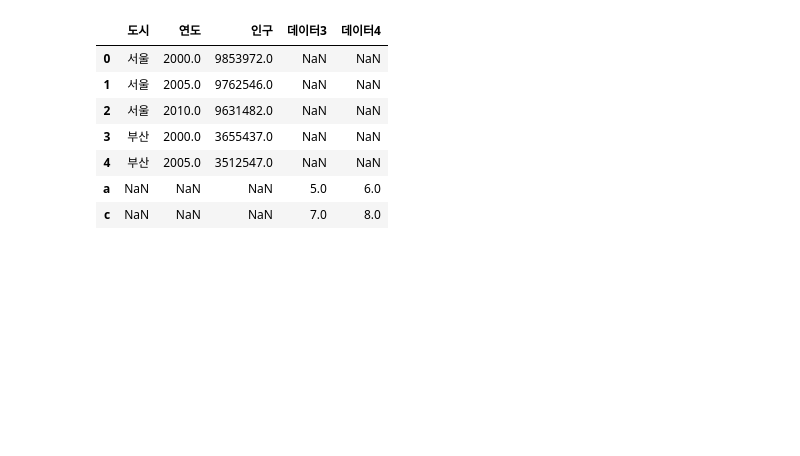
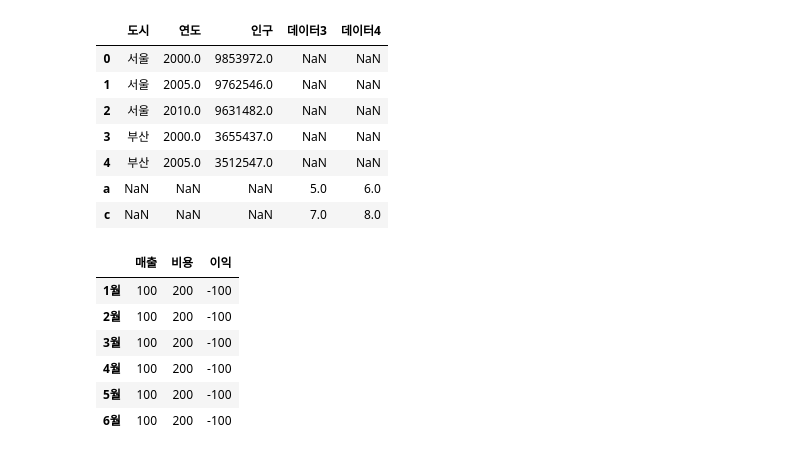
Before and after one commit to beegramin9/DataScience, a Jupyter notebook: 03_pandas/08_DF합성.ipynb, the cells around one changed output. Cells and saved outputs as stored; diff of their text form; code cells hidden in the pictures; blank space fills up the shorter version.

```diff
--- a/03_pandas/08_DF합성.ipynb
+++ b/03_pandas/08_DF합성.ipynb
@@ -293,16 +293,26 @@ pd.concat([df1, df2], axis=1)
 # %%
 # 어느 회사의 전반기(1월 ~ 6월) 실적을 나타내는 데이터프레임과 후반기(7월 ~ 12월) 실적을 나타내는 데이터프레임을 만든 뒤 합친다. 실적 정보는 “매출”, “비용”, “이익” 으로 이루어진다. (이익 = 매출 - 비용).
 # 또한 1년간의 총 실적을 마지막 행으로 덧붙인다.
 
 columns1 = ['1월','2월','3월','4월','5월','6월']
 columns2 = ['7월','8월','9월','10월','11월','12월']
-index = ['1/4분기','2/4분기','3/4분기','4/4분기']
+index = ['매출','비용']
 
 df1 = pd.DataFrame({
-    '1월':[100,200,300,100],
-    '2월':[100,200,300,100],
-    '3월':[100,200,300,100],
-    '4월':[100,200,300,100],
-    '5월':[100,200,300,100],
-    '6월':[100,200,300,100]
-})
+    '1월':[100,200],
+    '2월':[100,200],
+    '3월':[100,200],
+    '4월':[100,200],
+    '5월':[100,200],
+    '6월':[100,200]
+}, index=index, columns=columns1).T
+df1['이익'] = df1['매출'] - df1['비용']
+df1
+# %% [output]
+|  | 매출 | 비용 | 이익 |
+| 1월 | 100 | 200 | -100 |
+| 2월 | 100 | 200 | -100 |
+| 3월 | 100 | 200 | -100 |
+| 4월 | 100 | 200 | -100 |
+| 5월 | 100 | 200 | -100 |
+| 6월 | 100 | 200 | -100 |
```
Also changed, not shown: parts of 5 cells of this notebook, 2 other files.
